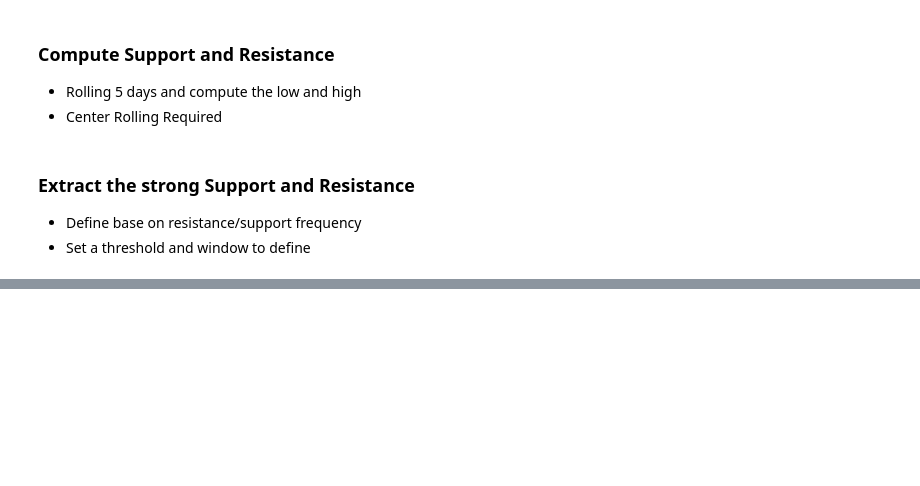
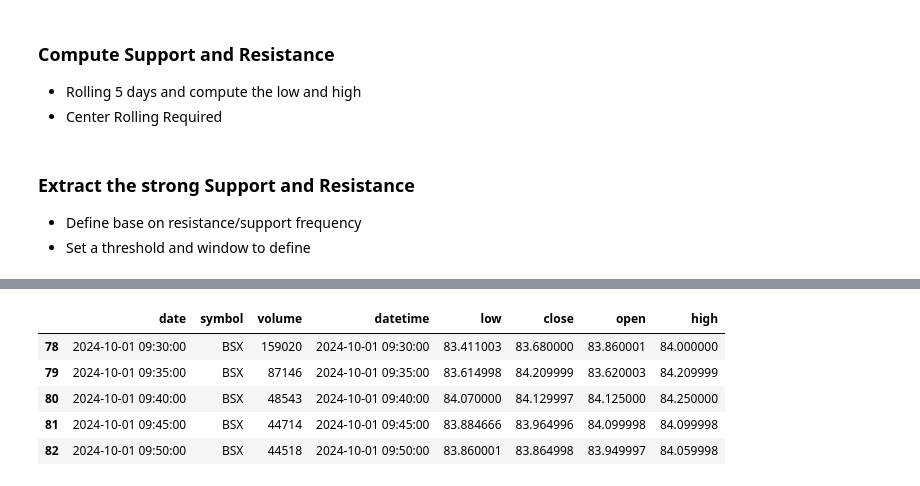
Before and after one commit to yiukitCheung/Stocks_Alert_System, a Jupyter notebook: jupyter notebook/stream_processing.ipynb, the cells around one changed output, grey strips where cells are left out. Saved outputs shown, nothing was run; the diff lists cells and outputs as text; code cells hidden in the pictures; blank space fills up the shorter version.

```diff
--- a/jupyter notebook/stream_processing.ipynb
+++ b/jupyter notebook/stream_processing.ipynb
@@ -112,0 +320,24 @@ DeltaGenerator()
+# %%
+# Fetch data from mongodb
+import pymongo
+from pymongo import MongoClient
+import pandas as pd
+
+# Connect to MongoDB
+client = MongoClient('localhost', 27017)
+db = client['streaming_data']
+collection = db['5m_stock_datastream']
+
+# Fetch data from MongoDB
+data = collection.find({'symbol': 'BSX'})
+df = pd.DataFrame(list(data))
+df = df.drop(columns=['_id'])
+df = df[df['datetime'] >= '2024-10-01 09:30:00']
+df.head()
+# %% [output]
+|  | date | symbol | volume | datetime | low | close | open | high |
+| 78 | 2024-10-01 09:30:00 | BSX | 159020 | 2024-10-01 09:30:00 | 83.411003 | 83.680000 | 83.860001 | 84.000000 |
+| 79 | 2024-10-01 09:35:00 | BSX | 87146 | 2024-10-01 09:35:00 | 83.614998 | 84.209999 | 83.620003 | 84.209999 |
+| 80 | 2024-10-01 09:40:00 | BSX | 48543 | 2024-10-01 09:40:00 | 84.070000 | 84.129997 | 84.125000 | 84.250000 |
+| 81 | 2024-10-01 09:45:00 | BSX | 44714 | 2024-10-01 09:45:00 | 83.884666 | 83.964996 | 84.099998 | 84.099998 |
+| 82 | 2024-10-01 09:50:00 | BSX | 44518 | 2024-10-01 09:50:00 | 83.860001 | 83.864998 | 83.949997 | 84.059998 |
```
Also changed, not shown: parts of 9 cells of this notebook, 8 other files.
